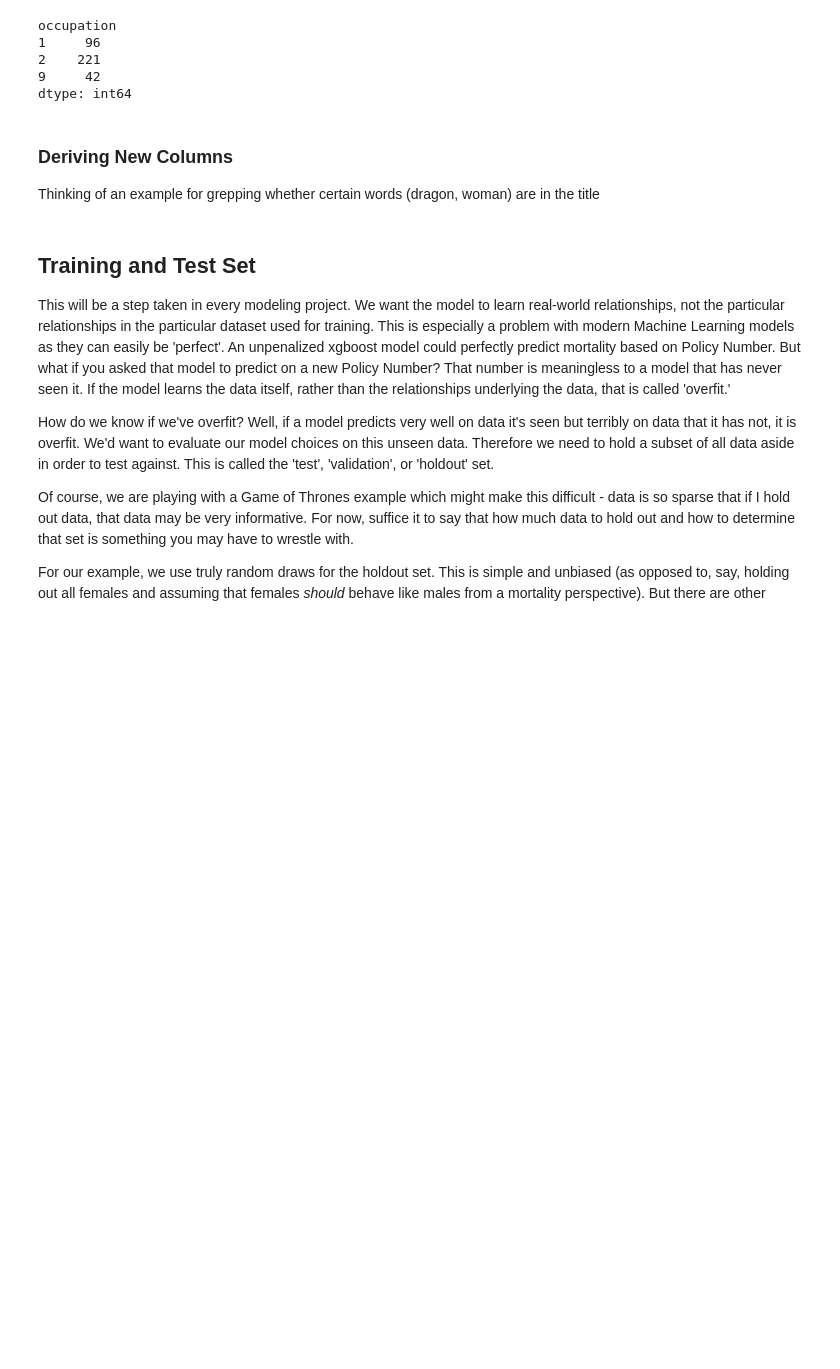
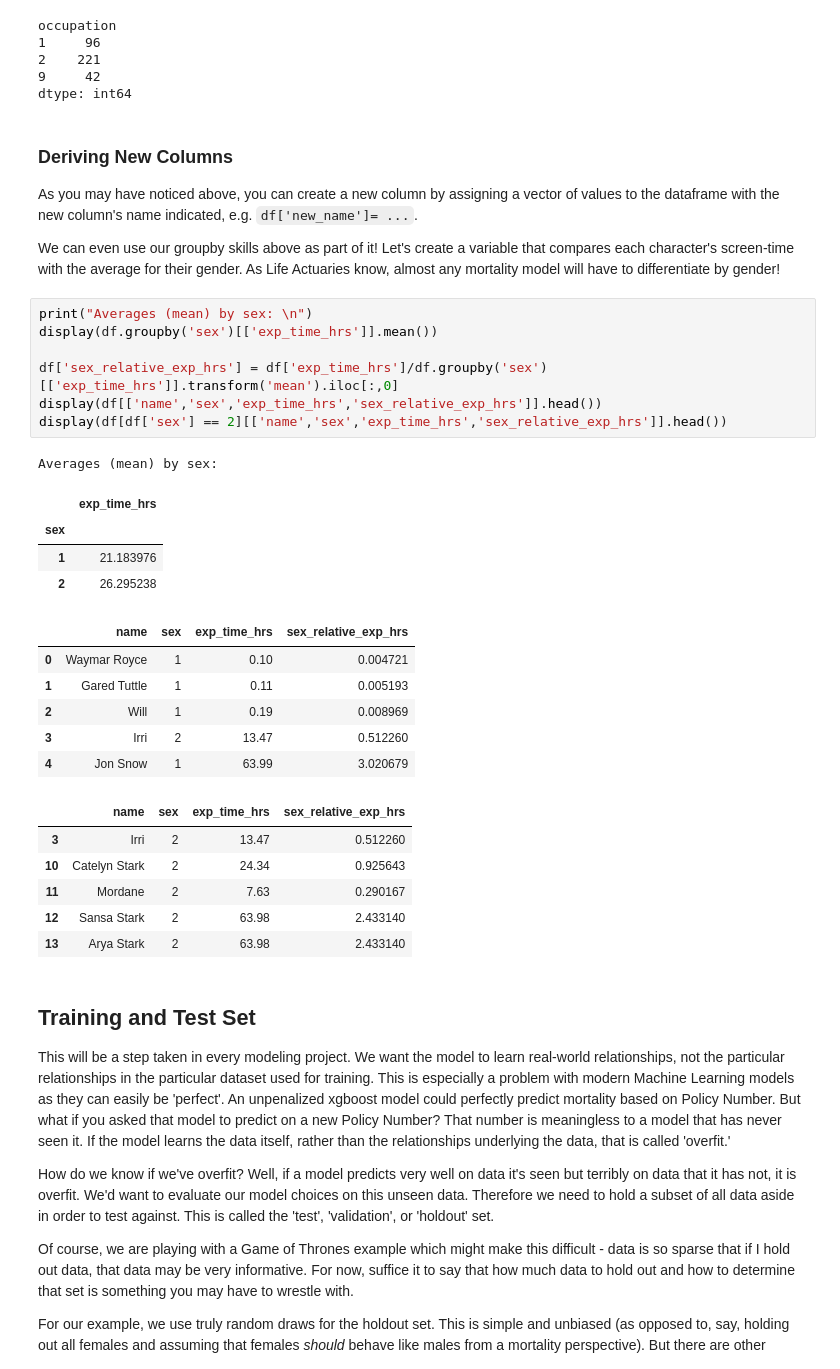
Before and after one commit to hanewinckel/ppas-python, a Jupyter notebook: notebooks/DataManipulation-Python-PPAS.ipynb, the cells around one changed output. Drawn from its saved outputs; the diff is of its cells as text; blank space fills up the shorter version.

```diff
--- a/notebooks/DataManipulation-Python-PPAS.ipynb
+++ b/notebooks/DataManipulation-Python-PPAS.ipynb
@@ -293,7 +305,35 @@ occupation
 dtype: int64
 # %% [markdown]
 ### Deriving New Columns
-Thinking of an example for grepping whether certain words (dragon, woman) are in the title
+
+As you may have noticed above, you can create a new column by assigning a vector of values to the dataframe with the new column's name indicated, e.g. `df['new_name']= ...`.
+
+We can even use our groupby skills above as part of it! Let's create a variable that compares each character's screen-time with the average for their gender. As Life Actuaries know, almost any mortality model will have to differentiate by gender!
+# %%
+print("Averages (mean) by sex: \n")
+display(df.groupby('sex')[['exp_time_hrs']].mean())
+
+df['sex_relative_exp_hrs'] = df['exp_time_hrs']/df.groupby('sex')[['exp_time_hrs']].transform('mean').iloc[:,0]
+display(df[['name','sex','exp_time_hrs','sex_relative_exp_hrs']].head())
+display(df[df['sex'] == 2][['name','sex','exp_time_hrs','sex_relative_exp_hrs']].head())
+# %% [output]
+Averages (mean) by sex:
+|  | exp_time_hrs |
+| sex |  |
+| 1 | 21.183976 |
+| 2 | 26.295238 |
+|  | name | sex | exp_time_hrs | sex_relative_exp_hrs |
+| 0 | Waymar Royce | 1 | 0.10 | 0.004721 |
+| 1 | Gared Tuttle | 1 | 0.11 | 0.005193 |
+| 2 | Will | 1 | 0.19 | 0.008969 |
+| 3 | Irri | 2 | 13.47 | 0.512260 |
+| 4 | Jon Snow | 1 | 63.99 | 3.020679 |
+|  | name | sex | exp_time_hrs | sex_relative_exp_hrs |
+| 3 | Irri | 2 | 13.47 | 0.512260 |
+| 10 | Catelyn Stark | 2 | 24.34 | 0.925643 |
+| 11 | Mordane | 2 | 7.63 | 0.290167 |
+| 12 | Sansa Stark | 2 | 63.98 | 2.433140 |
+| 13 | Arya Stark | 2 | 63.98 | 2.433140 |
 # %% [markdown]
 ## Training and Test Set
 
```
Also changed, not shown: parts of 7 cells of this notebook.
